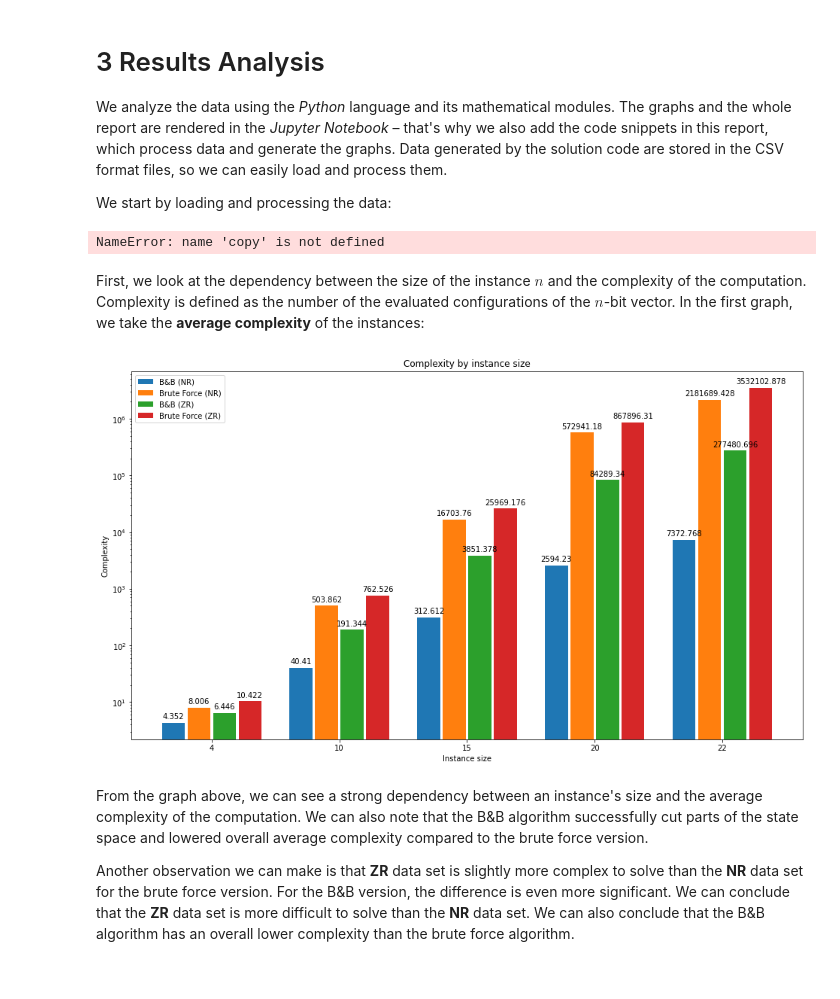
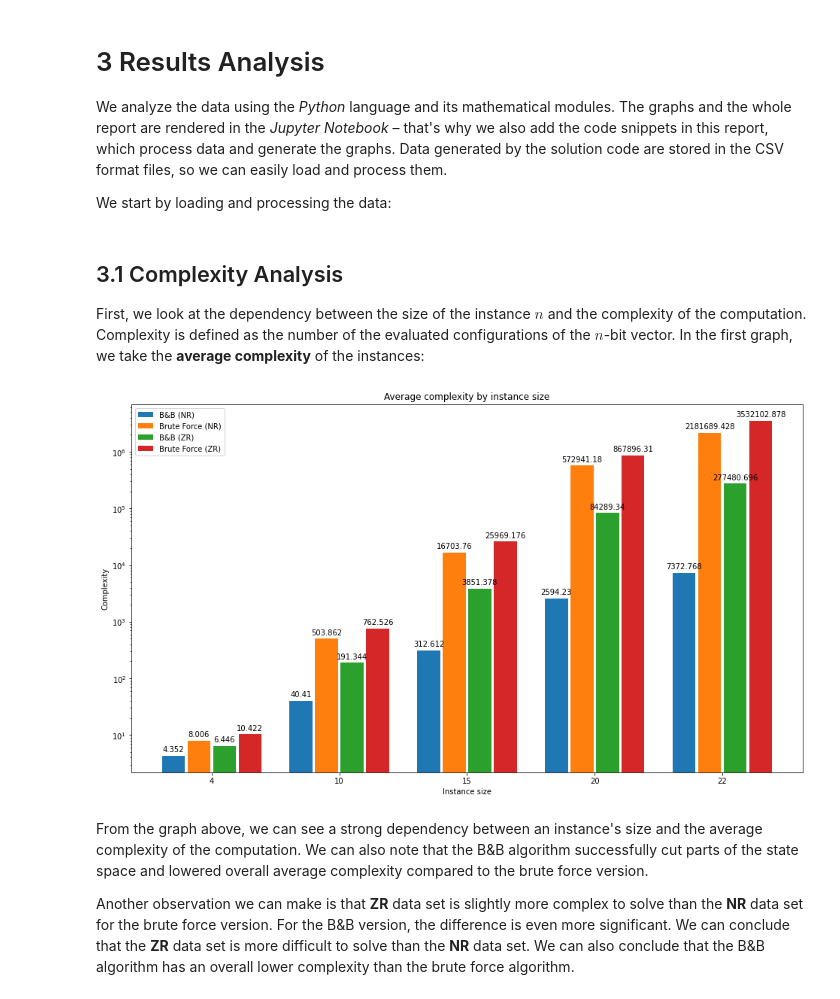
Before and after one commit to patrotom/combinatorial-optimization-problems, a Jupyter notebook: knapsack_exact/notebooks/knapsack_exact.ipynb, the cells around one changed output. Drawn from its saved outputs; the diff is of its cells as text; code cells hidden in the pictures.

Commit message:
Finish analysis part

```diff
--- a/knapsack_exact/notebooks/knapsack_exact.ipynb
+++ b/knapsack_exact/notebooks/knapsack_exact.ipynb
@@ -138,7 +191,10 @@ def bar_plot(ax, data, colors=None, total_width=0.8, single_width=1, legend=True
 # %%
 data = {"NR": {"bb": {}, "bf": {}}, "ZR": {"bb": {}, "bf": {}}}
-means = {"NR": {"bb": [], "bf": []}, "ZR": {"bb": [], "bf": []}}
-maxes = copy.deep_copy(means)
+c_means = {"NR": {"bb": [], "bf": []}, "ZR": {"bb": [], "bf": []}}
+c_maxes = copy.deepcopy(c_means)
+clxs = copy.deepcopy(c_means)
+t_means = copy.deepcopy(c_means)
+t_maxes = copy.deepcopy(c_means)
 
 dtypes = {"solvable": bool, "conf": str, "price": int, "weight": int, "time": float, "complexity": int}
 
@@ -146,35 +202,23 @@ for v in ["NR", "ZR"]:
     for t in ["bb", "bf"]:
         for n in [4, 10, 15, 20, 22]:
             df = pd.read_csv(f"../data/output/{v}/{t}/{v}{n}_out.csv", sep=";", dtype=dtypes )
-            means[v][t].append(df.complexity.mean())
-            maxes[v][t].append(df.complexity.max())
+            c_means[v][t].append(df.complexity.mean())
+            c_maxes[v][t].append(df.complexity.max())
+            t_means[v][t].append(float("{:.2f}".format(df.time.mean() * 1000)))
+            t_maxes[v][t].append(float("{:.2f}".format(df.time.max() * 1000)))
+            if n == 20:
+                clxs[v][t] = df.complexity
-# %% [output]
-NameError: name 'copy' is not defined
 # %% [markdown]
+## 3.1 Complexity Analysis
+
 First, we look at the dependency between the size of the instance $n$ and the complexity of the computation. Complexity is defined as the number of the evaluated configurations of the $n$-bit vector. In the first graph, we take the **average complexity** of the instances:
-# %%
-fig, ax = plt.subplots()
-
-data = {
-    "B&B (NR)": means["NR"]["bb"],
-    "Brute Force (NR)": means["NR"]["bf"],
-    "B&B (ZR)": means["ZR"]["bb"],
-    "Brute Force (ZR)": means["ZR"]["bf"]
-}
-
-ax.set_title("Complexity by instance size")
-
-ax.set_ylabel("Complexity")
-ax.set_xlabel("Instance size")
-ax.set_xticks(x)
-ax.set_xticklabels(labels)
-plt.yscale("log")
-
-bar_plot(ax, data, total_width=.8, single_width=.9)
-
-plt.show()
-# %% [output]
-[figure, removed]
+# %%
+fig, ax = plt.subplots()
+complexity_graph(c_means, ax)
+plt.rcParams['figure.figsize'] = (16, 9)
+plt.show()
+# %% [output]
+[figure, added]
 # %% [markdown]
 From the graph above, we can see a strong dependency between an instance's size and the average complexity of the computation. We can also note that the B&B algorithm successfully cut parts of the state space and lowered overall average complexity compared to the brute force version.
 
```
Also changed, not shown: parts of 14 cells of this notebook.
